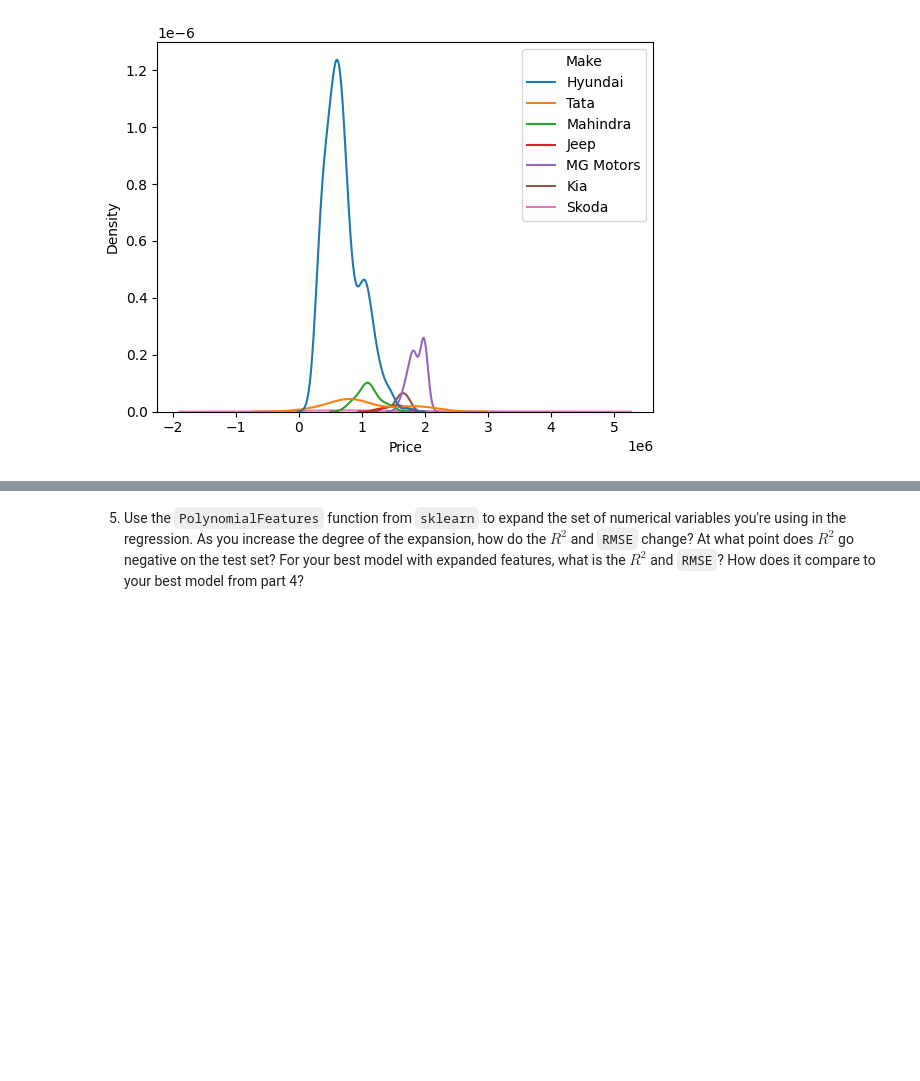
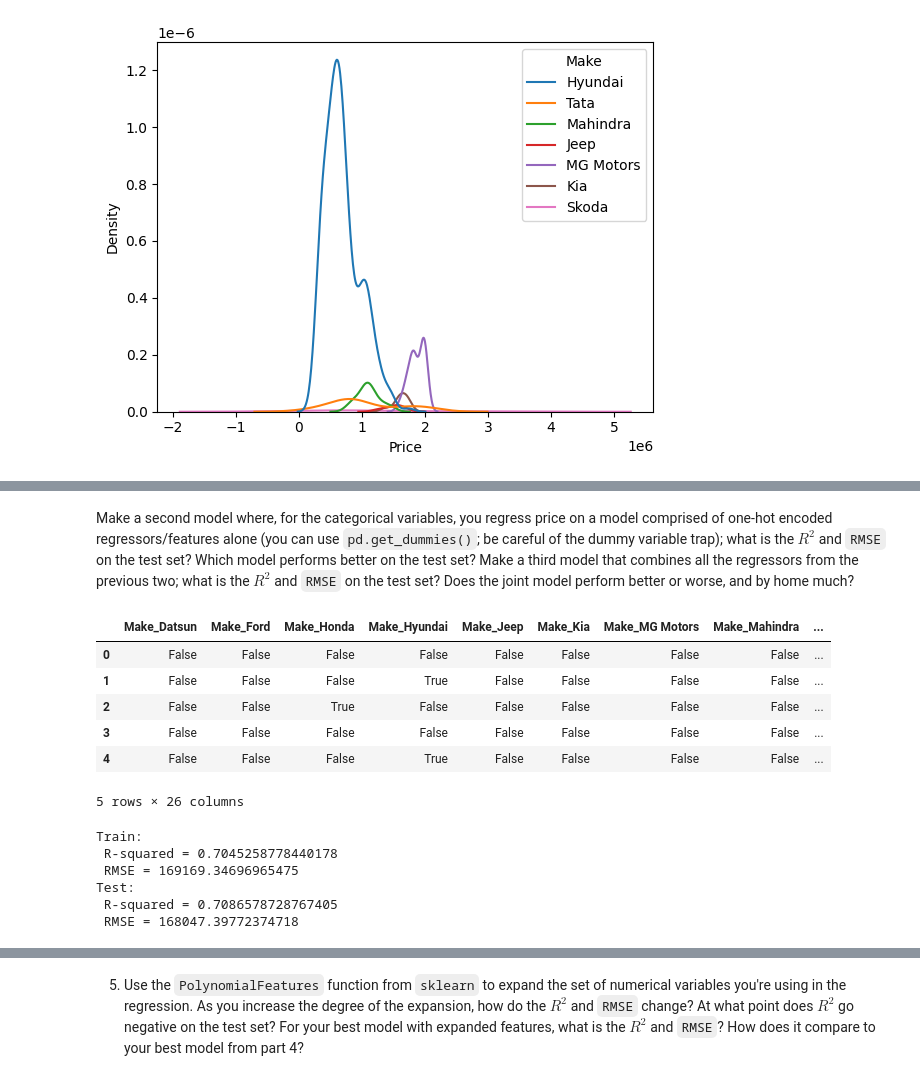
Before and after one commit to gsaunders5761/linearModels, a Jupyter notebook: assignment/assignment.ipynb, the cells around one changed output, grey strips where cells are left out. Drawn from its saved outputs; the diff is of its cells as text; code cells hidden in the pictures; blank space fills up the shorter version.

```diff
--- a/assignment/assignment.ipynb
+++ b/assignment/assignment.ipynb
@@ -241,0 +287,43 @@ def one_hot_encode(df, column):
+# %% [markdown]
+Make a second model where, for the categorical variables, you regress price on a model comprised of one-hot encoded regressors/features alone (you can use `pd.get_dummies()`; be careful of the dummy variable trap); what is the $R^2$ and `RMSE` on the test set? Which model performs better on the test set? Make a third model that combines all the regressors from the previous two; what is the $R^2$ and `RMSE` on the test set? Does the joint model perform better or worse, and by home much?
+# %%
+X2 = pd.get_dummies(cp, columns=['Make', 'Body_Type', 'Fuel_Type', 'Transmission', 'Transmission_Type'], drop_first=True)
+X2 = X2.drop(columns=['Unnamed: 0', 'Make_Year', 'Color', 'Mileage_Run', 'No_of_Owners', 'Seating_Capacity', 'Price', 'log_Year'])
+X2.head()
+# %% [output]
+|  | Make_Datsun | Make_Ford | Make_Honda | Make_Hyundai | Make_Jeep | Make_Kia | Make_MG Motors | Make_Mahindra | ... |
+| 0 | False | False | False | False | False | False | False | False | ... |
+| 1 | False | False | False | True | False | False | False | False | ... |
+| 2 | False | False | True | False | False | False | False | False | ... |
+| 3 | False | False | False | False | False | False | False | False | ... |
+| 4 | False | False | False | True | False | False | False | False | ... |
+5 rows × 26 columns
+# %%
+X_train, X_test, y_train, y_test = train_test_split(X2,y, random_state=100,test_size=0.2)
+
+reg = LinearRegression().fit(X_train, y_train) # Fit the linear model on the training data
+results = pd.DataFrame({'variable':reg.feature_names_in_, 'coefficient': reg.coef_}) # Regression coefficients
+
+y_train_pred = reg.predict(X_train)
+y_test_pred = reg.predict(X_test)
+
+# Compute RMSE and R-squared for training set
+rmse_train = np.sqrt(mean_squared_error(y_train, y_train_pred))
+r2_train = reg.score(X_train, y_train)
+
+# Compute RMSE and R-squared for test set
+rmse_test = np.sqrt(mean_squared_error(y_test, y_test_pred))
+r2_test = reg.score(X_test, y_test)
+
+# Print results
+print(f"Train: \n R-squared = {r2_train} \n RMSE = {rmse_train}")
+print(f"Test: \n R-squared = {r2_test} \n RMSE = {rmse_test}")
+
+# much better than the previous model, but still not great
+# %% [output]
+Train:
+ R-squared = 0.7045258778440178
+ RMSE = 169169.34696965475
+Test:
+ R-squared = 0.7086578728767405
+ RMSE = 168047.39772374718
```
Also changed, not shown: parts of 24 cells of this notebook.
